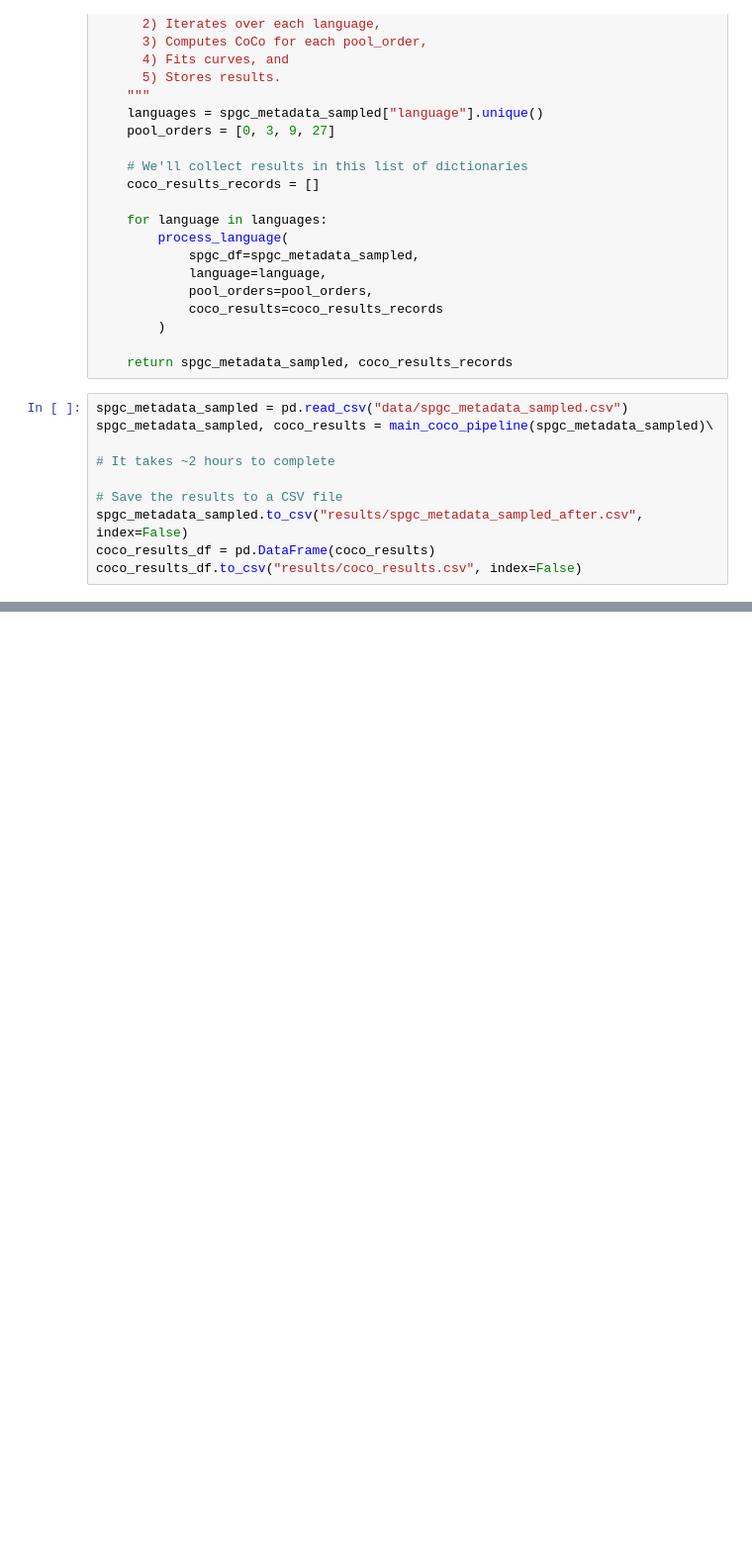
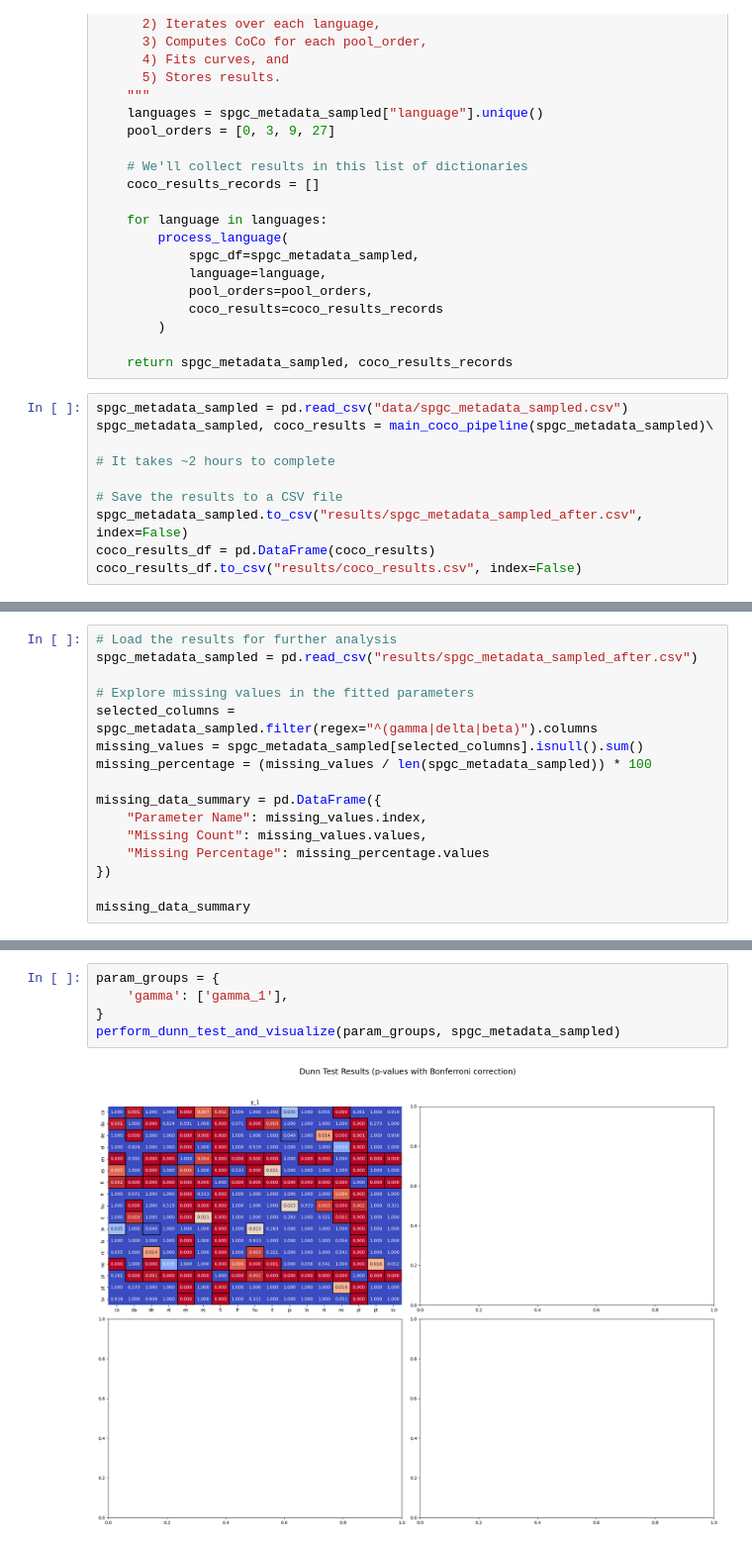
Before and after one commit to pawel-wieczynski/long_range_dependencies, a Jupyter notebook: experiment_chapter.ipynb, the cells around one changed output, grey strips where cells are left out. Shown: that part at 99% size. Drawn from its saved outputs; the diff is of its cells as text; blank space fills up the shorter version.

```diff
--- a/experiment_chapter.ipynb
+++ b/experiment_chapter.ipynb
@@ -200,0 +205,16 @@ coco_results_df.to_csv("results/coco_results.csv", index=False)
+# %%
+# Load the results for further analysis
+spgc_metadata_sampled = pd.read_csv("results/spgc_metadata_sampled_after.csv")
+
+# Explore missing values in the fitted parameters
+selected_columns = spgc_metadata_sampled.filter(regex="^(gamma|delta|beta)").columns
+missing_values = spgc_metadata_sampled[selected_columns].isnull().sum()
+missing_percentage = (missing_values / len(spgc_metadata_sampled)) * 100
+
+missing_data_summary = pd.DataFrame({
+    "Parameter Name": missing_values.index,
+    "Missing Count": missing_values.values,
+    "Missing Percentage": missing_percentage.values
+})
+
+missing_data_summary
@@ -200,0 +415,7 @@ coco_results_df.to_csv("results/coco_results.csv", index=False)
+# %%
+param_groups = {
+    'gamma': ['gamma_1'],
+}
+perform_dunn_test_and_visualize(param_groups, spgc_metadata_sampled)
+# %% [output]
+[figure, added]
```
Also changed, not shown: parts of 10 cells of this notebook.
